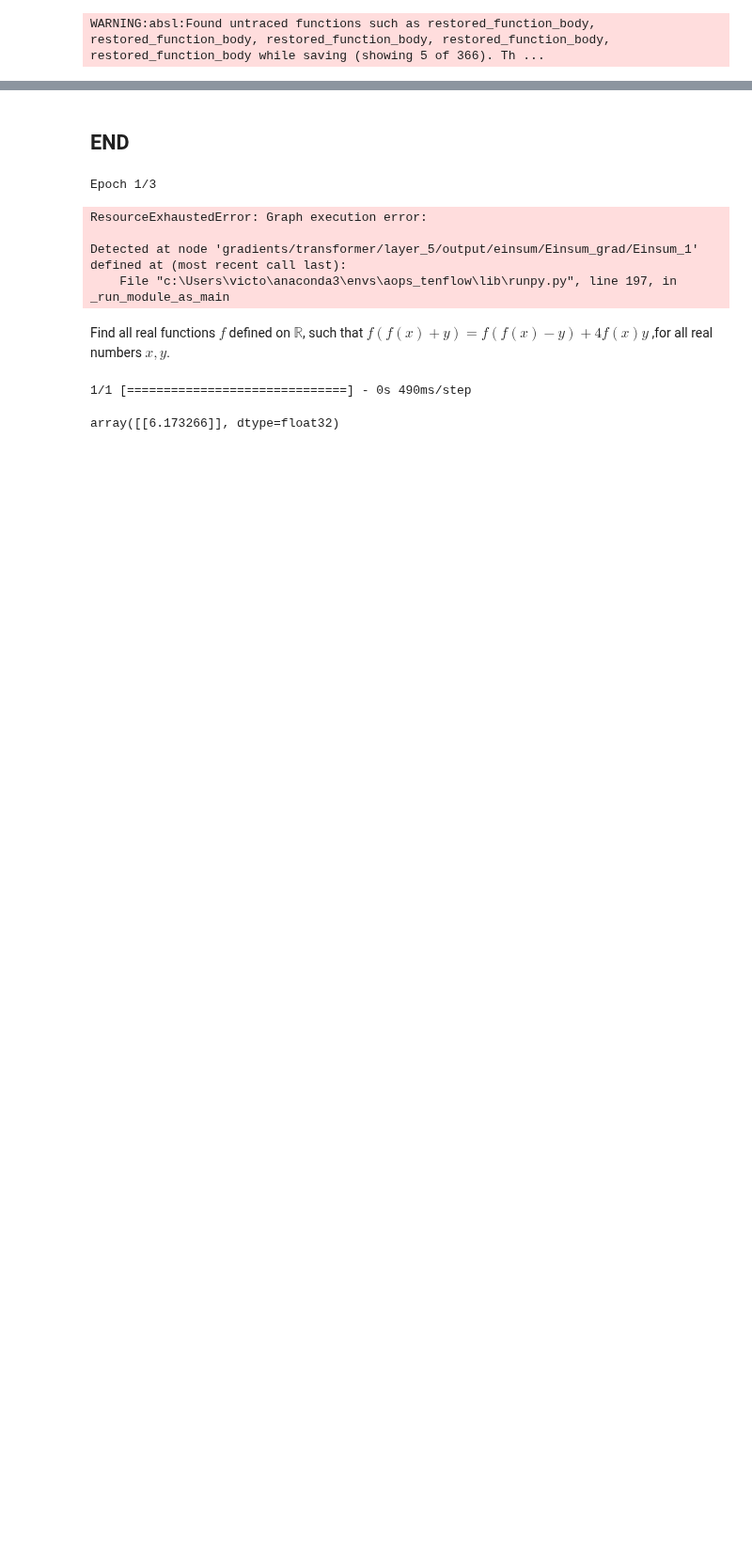
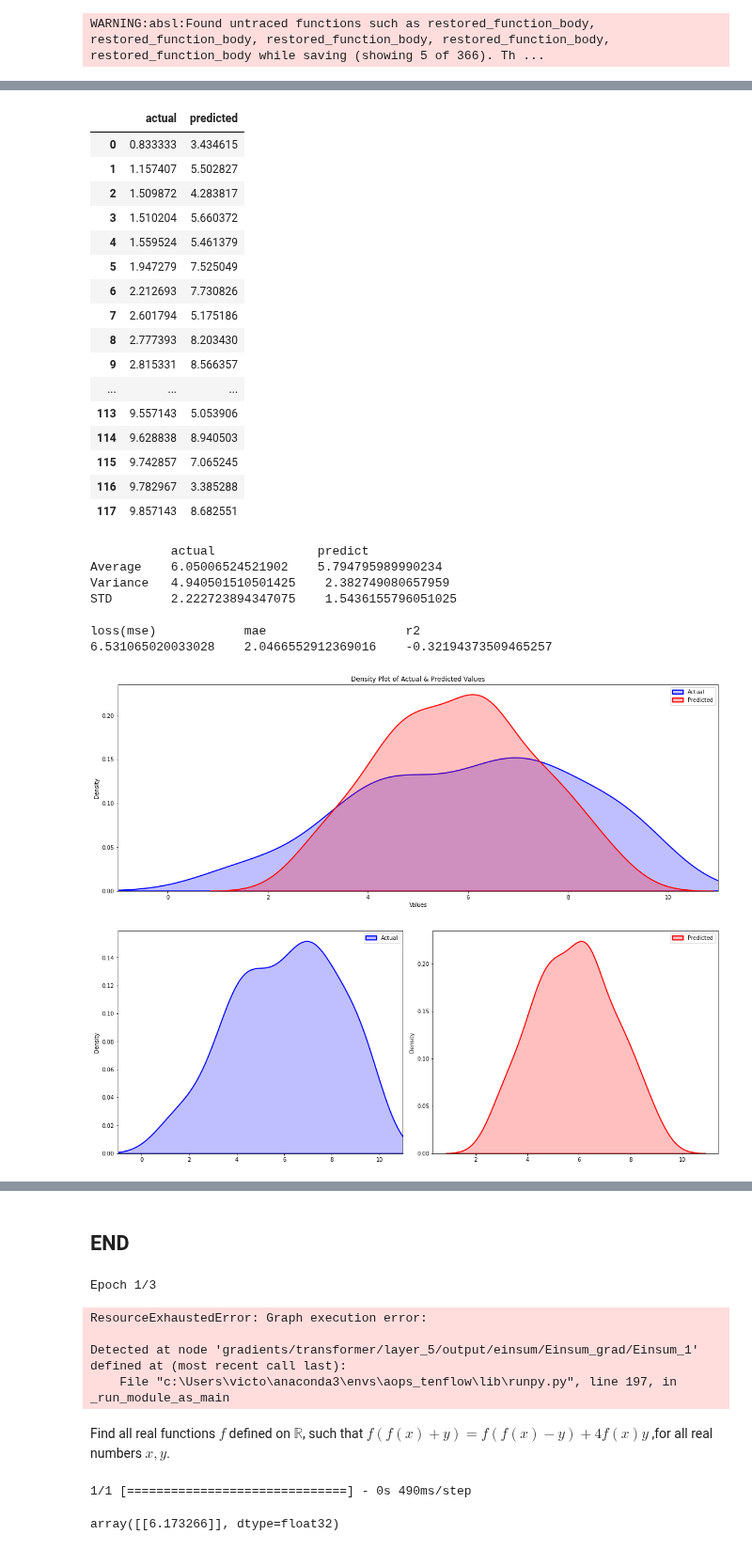
Before and after one commit to victorchendra02/Final-Academic-Project, a Jupyter notebook: models/02_BERT.ipynb, the cells around one changed output, grey strips where cells are left out. Shown at 94% size. Cells and saved outputs as stored; diff of their text form; code cells hidden in the pictures; blank space fills up the shorter version.

```diff
--- a/models/02_BERT.ipynb
+++ b/models/02_BERT.ipynb
@@ -483,3 +484,13 @@ temp_path = "saved_models/regression/COMBINED_ALL-BERT-CASED"
 regressor_model.model.save(temp_path)
 # %% [output]
 WARNING:absl:Found untraced functions such as restored_function_body, restored_function_body, restored_function_body, restored_function_body, restored_function_body while saving (showing 5 of 366). Th ...
+# %%
+df = pd.read_csv("../data/regression/test.csv")
+df.sort_values(by=['score'], inplace=True)
+df.reset_index(inplace=True)
+examples_texts = df['post_canonical'].values
+examples_scores = df['score'].values
+
+reloaded_model2 = tf.saved_model.load('saved_models/regression/COMBINED_ALL-BERT-CASED')
+compare_actual_and_predict_values(reloaded_model2, examples_texts, examples_scores)
+# %% [output]
@@ -485,0 +514,26 @@ WARNING:absl:Found untraced functions such as restored_function_body, restored_f
+|  | actual | predicted |
+| 0 | 0.833333 | 3.434615 |
+| 1 | 1.157407 | 5.502827 |
+| 2 | 1.509872 | 4.283817 |
+| 3 | 1.510204 | 5.660372 |
+| 4 | 1.559524 | 5.461379 |
+| 5 | 1.947279 | 7.525049 |
+| 6 | 2.212693 | 7.730826 |
+| 7 | 2.601794 | 5.175186 |
+| 8 | 2.777393 | 8.203430 |
+| 9 | 2.815331 | 8.566357 |
+| ... | ... | ... |
+| 113 | 9.557143 | 5.053906 |
+| 114 | 9.628838 | 8.940503 |
+| 115 | 9.742857 | 7.065245 |
+| 116 | 9.782967 | 3.385288 |
+| 117 | 9.857143 | 8.682551 |
+           actual              predict
+Average    6.05006524521902    5.794795989990234
+Variance   4.940501510501425    2.382749080657959
+STD        2.222723894347075    1.5436155796051025
+
+loss(mse)            mae                   r2
+6.531065020033028    2.0466552912369016    -0.32194373509465257
+[figure, added]
+[figure, added]
```
Also changed, not shown: parts of 15 cells of this notebook, 1 other file.
